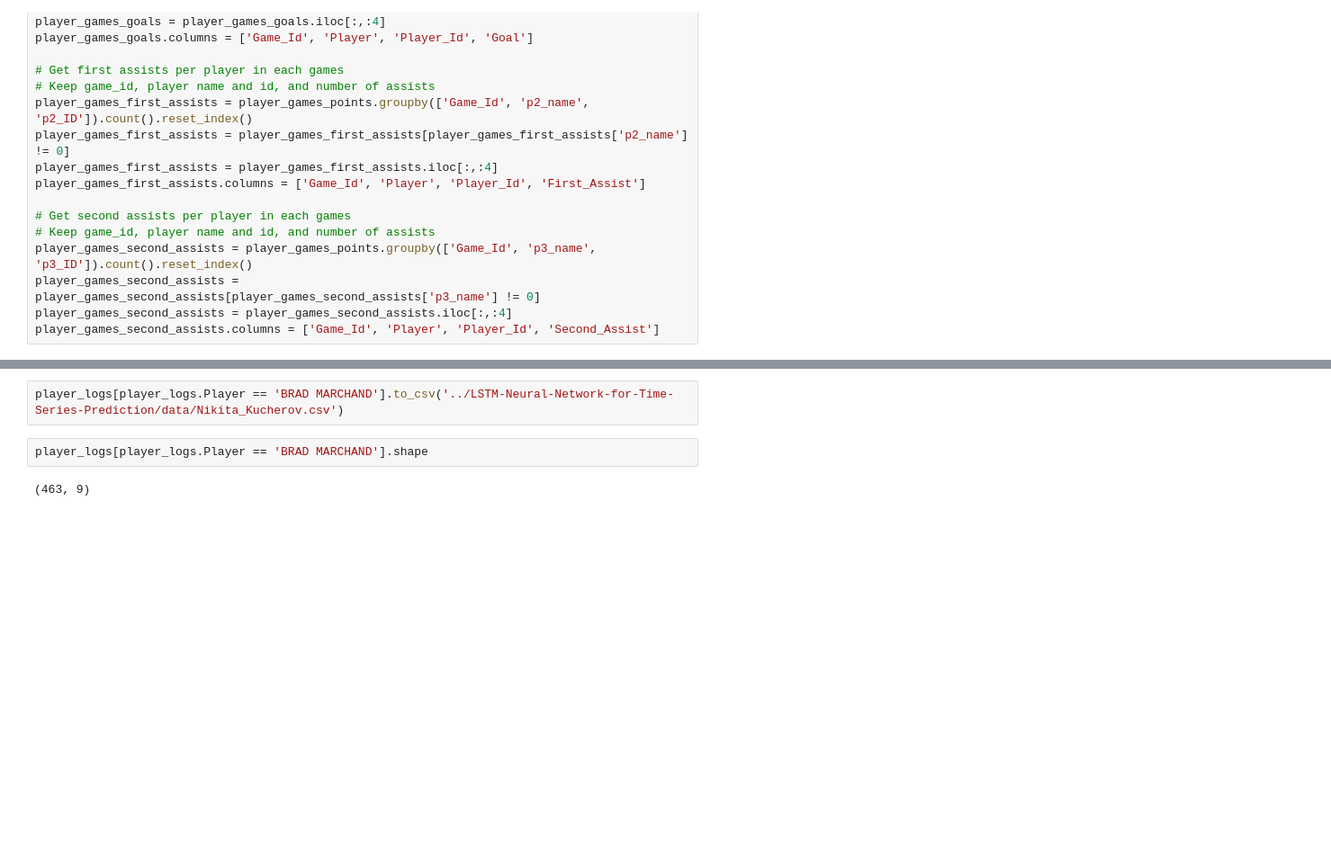
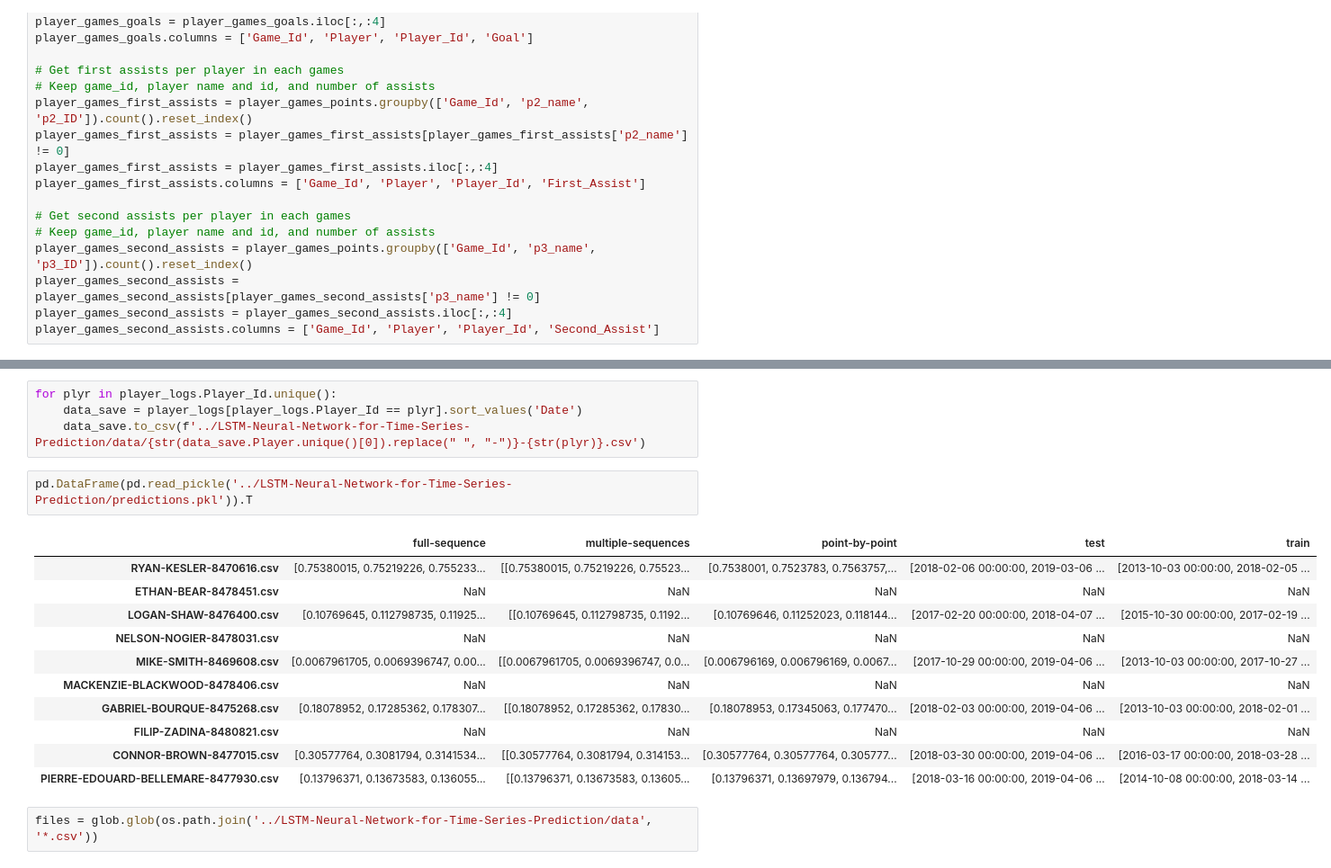
Before and after one commit to noiseux1523/NHL-Player-Projection, a Jupyter notebook: notebooks/Get_Gamelogs.ipynb, the cells around one changed output, grey strips where cells are left out. Shown at 90% size. Saved outputs shown, nothing was run; the diff lists cells and outputs as text; blank space fills up the shorter version.

```diff
--- a/notebooks/Get_Gamelogs.ipynb
+++ b/notebooks/Get_Gamelogs.ipynb
@@ -176,9 +177,23 @@ player_logs.head()
 | 2 | 2013_20004 | PHI | BRAYDEN SCHENN | 8475170 | 2013-10-02 00:00:00 | 1.0 | 0.0 | 0.0 | 1.0 |
 | 3 | 2013_20004 | PHI | BRAYDON COBURN | 8470601 | 2013-10-02 00:00:00 | 0.0 | 0.0 | 0.0 | 0.0 |
 | 4 | 2013_20004 | TOR | CARL GUNNARSSON | 8474125 | 2013-10-02 00:00:00 | 0.0 | 0.0 | 0.0 | 0.0 |
+# %%
+for plyr in player_logs.Player_Id.unique():
+    data_save = player_logs[player_logs.Player_Id == plyr].sort_values('Date')
+    data_save.to_csv(f'../LSTM-Neural-Network-for-Time-Series-Prediction/data/{str(data_save.Player.unique()[0]).replace(" ", "-")}-{str(plyr)}.csv')
+# %%
+pd.DataFrame(pd.read_pickle('../LSTM-Neural-Network-for-Time-Series-Prediction/predictions.pkl')).T
+# %% [output]
+|  | full-sequence | multiple-sequences | point-by-point | test | train |
+| RYAN-KESLER-8470616.csv | [0.75380015, 0.75219226, 0.755233... | [[0.75380015, 0.75219226, 0.75523... | [0.7538001, 0.7523783, 0.7563757,... | [2018-02-06 00:00:00, 2019-03-06 ... | [2013-10-03 00:00:00, 2018-02-05 ... |
+| ETHAN-BEAR-8478451.csv | NaN | NaN | NaN | NaN | NaN |
+| LOGAN-SHAW-8476400.csv | [0.10769645, 0.112798735, 0.11925... | [[0.10769645, 0.112798735, 0.1192... | [0.10769646, 0.11252023, 0.118144... | [2017-02-20 00:00:00, 2018-04-07 ... | [2015-10-30 00:00:00, 2017-02-19 ... |
+| NELSON-NOGIER-8478031.csv | NaN | NaN | NaN | NaN | NaN |
+| MIKE-SMITH-8469608.csv | [0.0067961705, 0.0069396747, 0.00... | [[0.0067961705, 0.0069396747, 0.0... | [0.006796169, 0.006796169, 0.0067... | [2017-10-29 00:00:00, 2019-04-06 ... | [2013-10-03 00:00:00, 2017-10-27 ... |
+| MACKENZIE-BLACKWOOD-8478406.csv | NaN | NaN | NaN | NaN | NaN |
+| GABRIEL-BOURQUE-8475268.csv | [0.18078952, 0.17285362, 0.178307... | [[0.18078952, 0.17285362, 0.17830... | [0.18078953, 0.17345063, 0.177470... | [2018-02-03 00:00:00, 2019-04-06 ... | [2013-10-03 00:00:00, 2018-02-01 ... |
+| FILIP-ZADINA-8480821.csv | NaN | NaN | NaN | NaN | NaN |
+| CONNOR-BROWN-8477015.csv | [0.30577764, 0.3081794, 0.3141534... | [[0.30577764, 0.3081794, 0.314153... | [0.30577764, 0.30577764, 0.305777... | [2018-03-30 00:00:00, 2019-04-06 ... | [2016-03-17 00:00:00, 2018-03-28 ... |
+| PIERRE-EDOUARD-BELLEMARE-8477930.csv | [0.13796371, 0.13673583, 0.136055... | [[0.13796371, 0.13673583, 0.13605... | [0.13796371, 0.13697979, 0.136794... | [2018-03-16 00:00:00, 2019-04-06 ... | [2014-10-08 00:00:00, 2018-03-14 ... |
 # %%
-player_logs[player_logs.Player == 'BRAD MARCHAND'].to_csv('../LSTM-Neural-Network-for-Time-Series-Prediction/data/Nikita_Kucherov.csv')
+files = glob.glob(os.path.join('../LSTM-Neural-Network-for-Time-Series-Prediction/data', '*.csv'))
-# %%
-player_logs[player_logs.Player == 'BRAD MARCHAND'].shape
-# %% [output]
-(463, 9)
```
Also changed, not shown: parts of 4 cells of this notebook, 6 other files.
